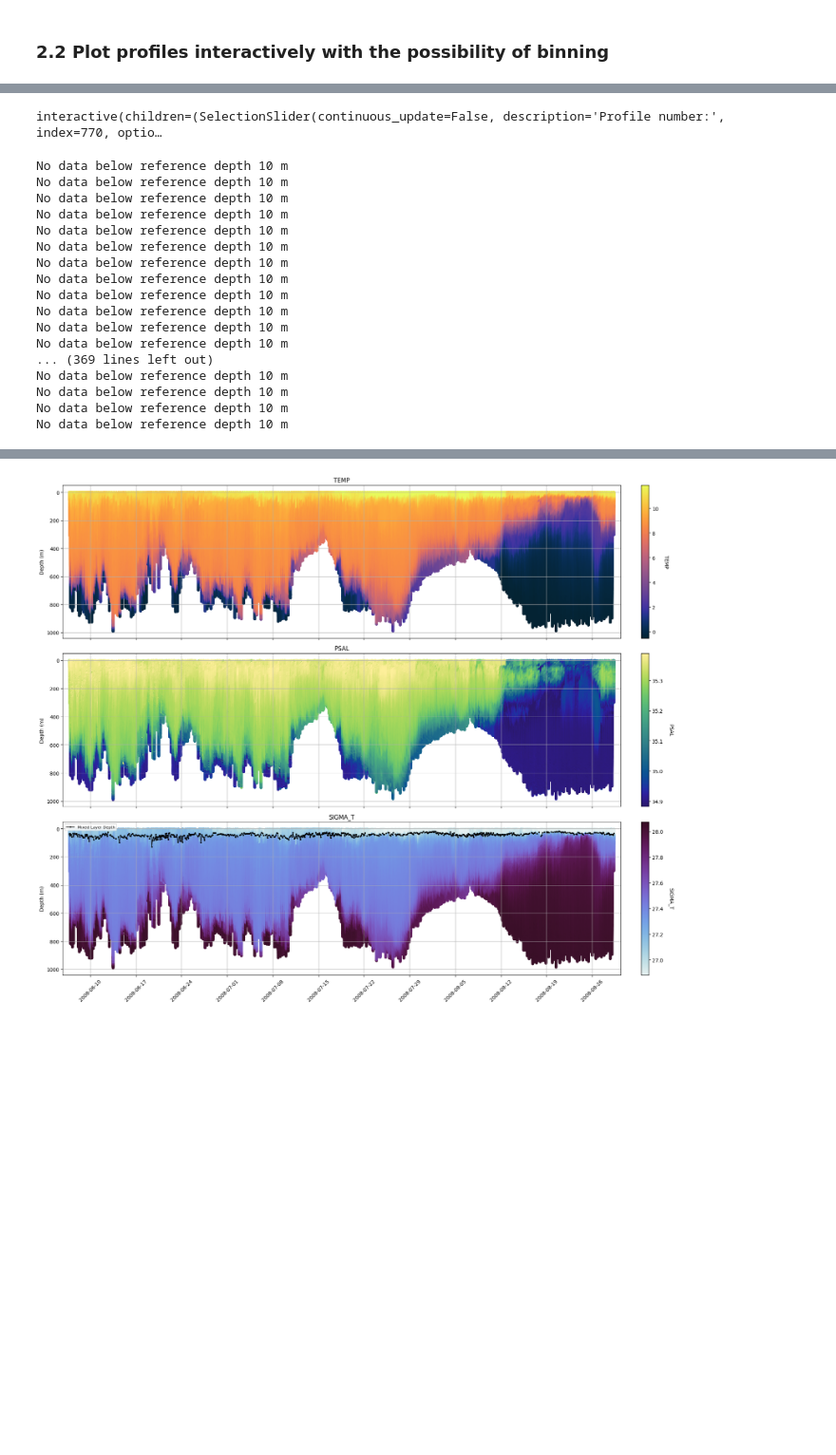
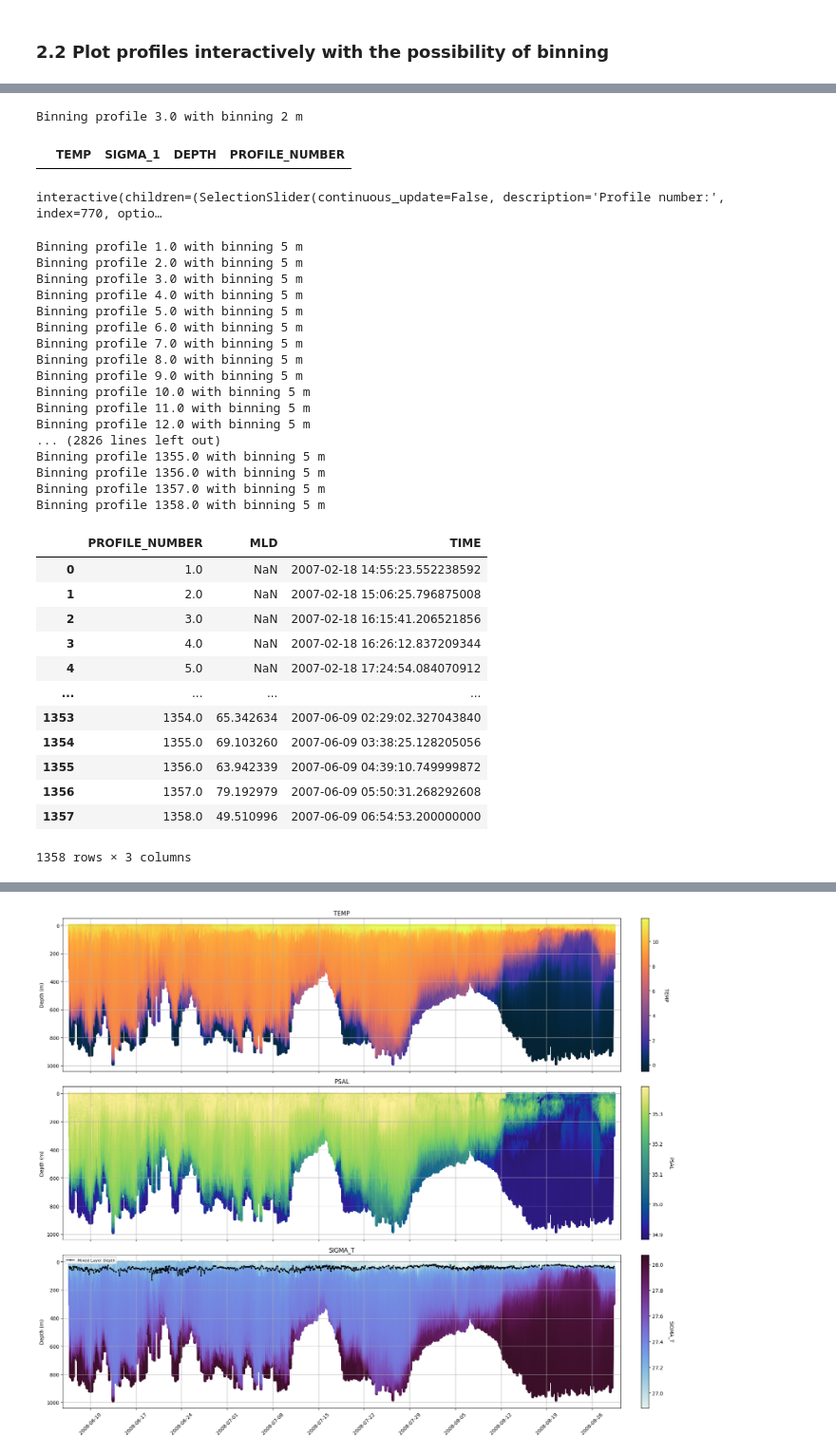
Before and after one commit to tillmrtz/dissipationSML, a Jupyter notebook: notebooks/load_and_process_gliderdata.ipynb, the cells around one changed output, grey strips where cells are left out. Shown at 95% size. Saved outputs shown, nothing was run; the diff lists cells and outputs as text; code cells hidden in the pictures; blank space fills up the shorter version.

```diff
--- a/notebooks/load_and_process_gliderdata.ipynb
+++ b/notebooks/load_and_process_gliderdata.ipynb
@@ -136,29 +145,54 @@ VBox(children=(Label(value='Select the profile number to visualize:'), Selection
+# %%
+importlib.reload(tools)
+df = tools.bin_profile(ds_2, vars = ['TEMP','SIGMA_1'], binning=2)
+# %% [output]
+Binning profile 3.0 with binning 2 m
+# %%
+df
+# %% [output]
+|  | TEMP | SIGMA_1 | DEPTH | PROFILE_NUMBER |
 # %%
 interactive.interactive_resolution_hist(ds, profile_slider)
 # %% [output]
 interactive(children=(SelectionSlider(continuous_update=False, description='Profile number:', index=770, optio…
 # %%
 importlib.reload(tools)
-mld_CR = tools.compute_mld(ds,variable='SIGMA_1',method='CR',threshold= -3,use_bins=False,binning=5)
-mld_treshold = tools.compute_mld(ds,variable='SIGMA_T',method='threshold',threshold = 0.03,ref_depth=10,use_bins=False,binning=5)
+mld_CR = tools.compute_mld(ds,variable='SIGMA_1',method='CR',threshold= -3,use_bins=True,binning=5)
+mld_treshold = tools.compute_mld(ds,variable='SIGMA_T',method='threshold',threshold = 0.03,ref_depth=10,use_bins=True,binning=5)
 # %% [output]
-No data below reference depth 10 m
-No data below reference depth 10 m
-No data below reference depth 10 m
-No data below reference depth 10 m
-No data below reference depth 10 m
-No data below reference depth 10 m
-No data below reference depth 10 m
-No data below reference depth 10 m
-No data below reference depth 10 m
-No data below reference depth 10 m
-No data below reference depth 10 m
-No data below reference depth 10 m
-... (369 lines left out)
-No data below reference depth 10 m
-No data below reference depth 10 m
-No data below reference depth 10 m
-No data below reference depth 10 m
+Binning profile 1.0 with binning 5 m
+Binning profile 2.0 with binning 5 m
+Binning profile 3.0 with binning 5 m
+Binning profile 4.0 with binning 5 m
+Binning profile 5.0 with binning 5 m
+Binning profile 6.0 with binning 5 m
+Binning profile 7.0 with binning 5 m
+Binning profile 8.0 with binning 5 m
+Binning profile 9.0 with binning 5 m
+Binning profile 10.0 with binning 5 m
+Binning profile 11.0 with binning 5 m
+Binning profile 12.0 with binning 5 m
+... (2826 lines left out)
+Binning profile 1355.0 with binning 5 m
+Binning profile 1356.0 with binning 5 m
+Binning profile 1357.0 with binning 5 m
+Binning profile 1358.0 with binning 5 m
+# %%
+mld_CR
+# %% [output]
+|  | PROFILE_NUMBER | MLD | TIME |
+| 0 | 1.0 | NaN | 2007-02-18 14:55:23.552238592 |
+| 1 | 2.0 | NaN | 2007-02-18 15:06:25.796875008 |
+| 2 | 3.0 | NaN | 2007-02-18 16:15:41.206521856 |
+| 3 | 4.0 | NaN | 2007-02-18 16:26:12.837209344 |
+| 4 | 5.0 | NaN | 2007-02-18 17:24:54.084070912 |
+| ... | ... | ... | ... |
+| 1353 | 1354.0 | 65.342634 | 2007-06-09 02:29:02.327043840 |
+| 1354 | 1355.0 | 69.103260 | 2007-06-09 03:38:25.128205056 |
+| 1355 | 1356.0 | 63.942339 | 2007-06-09 04:39:10.749999872 |
+| 1356 | 1357.0 | 79.192979 | 2007-06-09 05:50:31.268292608 |
+| 1357 | 1358.0 | 49.510996 | 2007-06-09 06:54:53.200000000 |
+1358 rows × 3 columns
 # %%
 ### plot three MLD profiles
 fig, ax = plt.subplots(2, 1, figsize=(20, 9), sharex=True)
```
Also changed, not shown: parts of 16 cells of this notebook, 1 other file.
